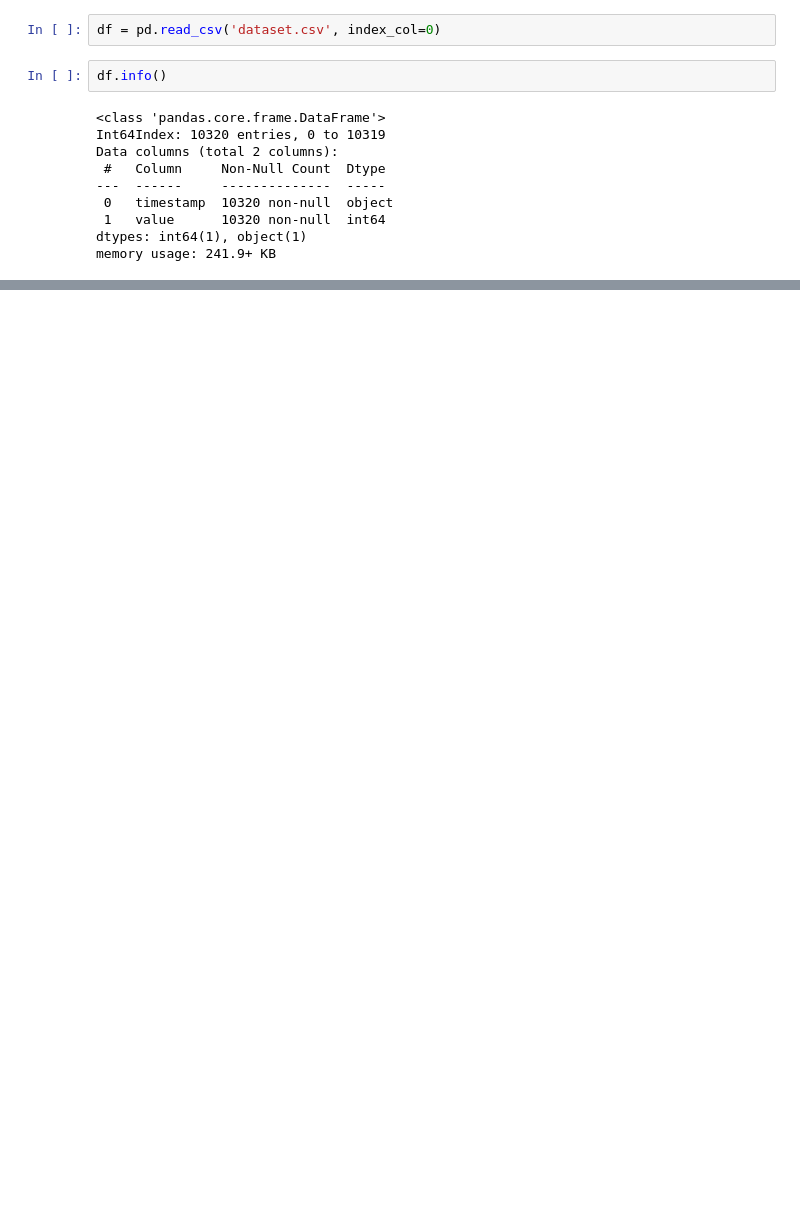
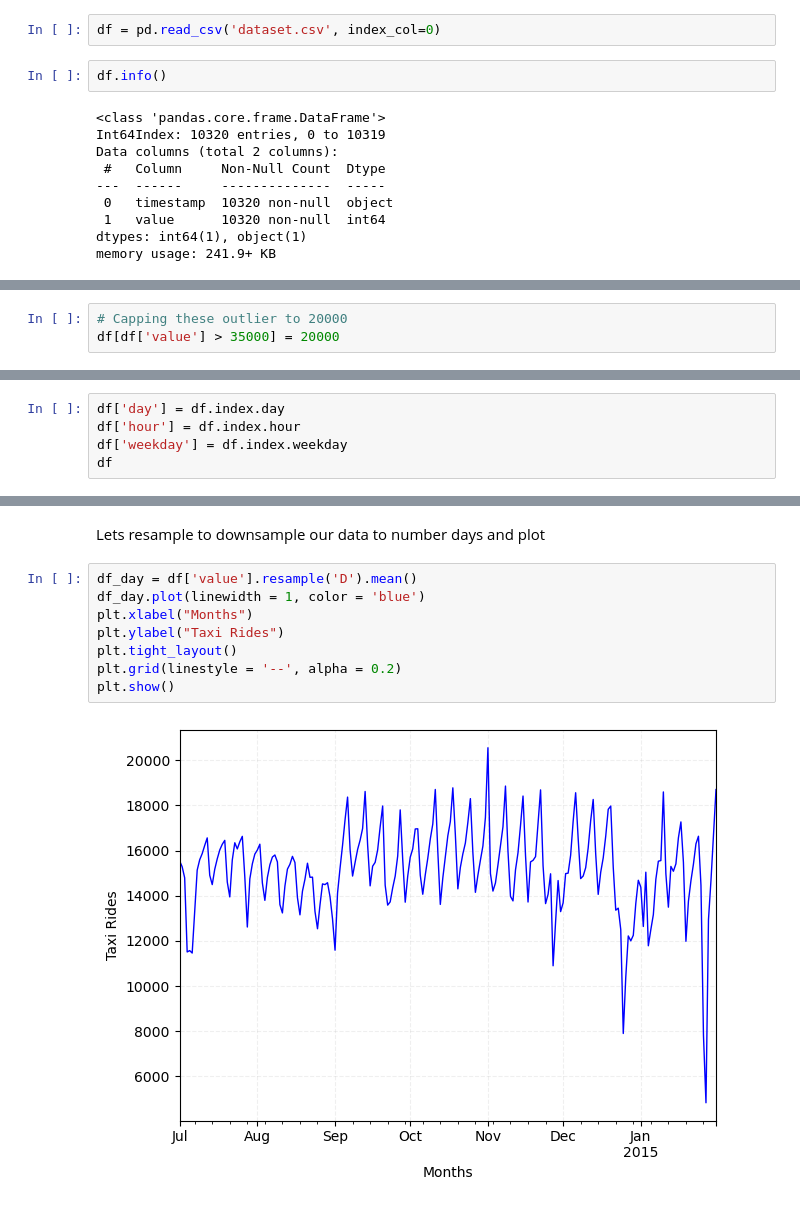
Before and after one commit to ShubhamMisar-12/NYC-Taxi-Traffic-Analysis, a Jupyter notebook: NYC Taxi Data Analysis.ipynb, the cells around one changed output, grey strips where cells are left out. Drawn from its saved outputs; the diff is of its cells as text; blank space fills up the shorter version.

```diff
--- a/NYC Taxi Data Analysis.ipynb
+++ b/NYC Taxi Data Analysis.ipynb
@@ -149,0 +97,3 @@ plt.show()
+# %%
+# Capping these outlier to 20000
+df[df['value'] > 35000] = 20000
@@ -149,0 +102,5 @@ plt.show()
+# %%
+df['day'] = df.index.day
+df['hour'] = df.index.hour
+df['weekday'] = df.index.weekday
+df
@@ -149,0 +122,12 @@ plt.show()
+# %% [markdown]
+Lets resample to downsample our data to number days and plot
+# %%
+df_day = df['value'].resample('D').mean()
+df_day.plot(linewidth = 1, color = 'blue')
+plt.xlabel("Months")
+plt.ylabel("Taxi Rides")
+plt.tight_layout()
+plt.grid(linestyle = '--', alpha = 0.2)
+plt.show()
+# %% [output]
+[figure, added]
```
Also changed, not shown: parts of 38 cells of this notebook.
